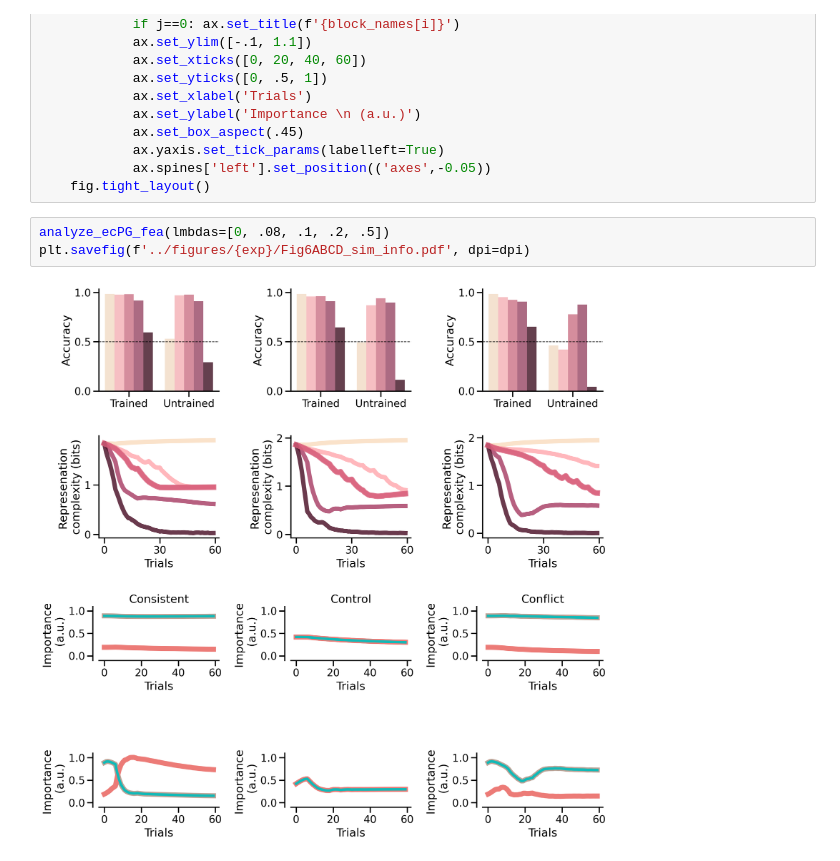
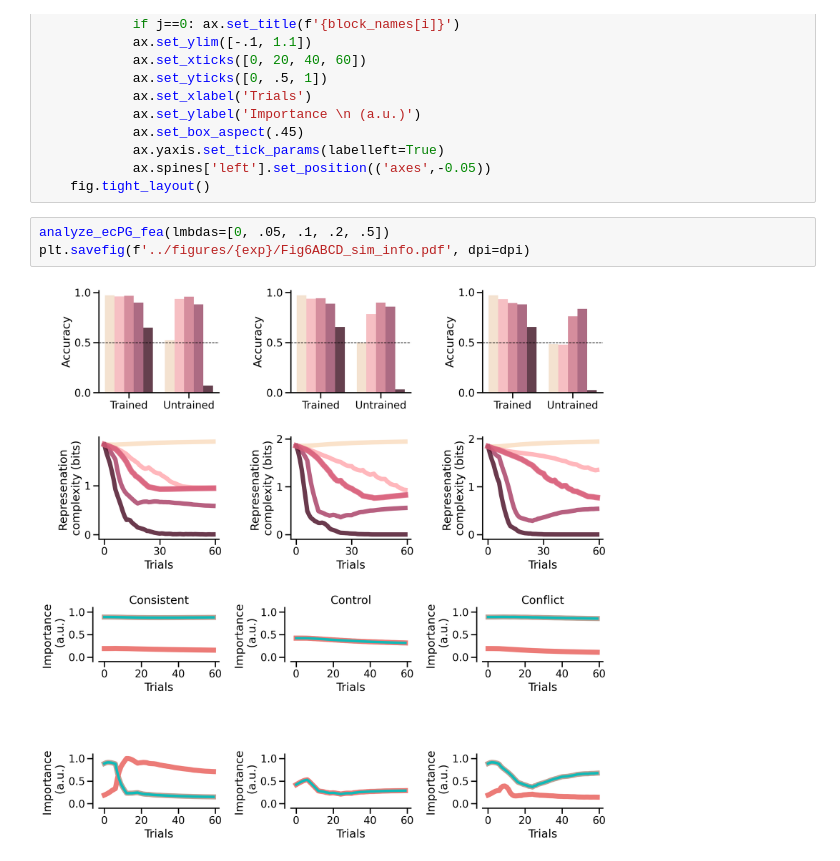
Before and after one commit to fangzefunny/ecpg, a Jupyter notebook: visualization/Fig4.ipynb, the cells around one changed output. Saved outputs shown, nothing was run; the diff lists cells and outputs as text.

Commit message:
update visualization

```diff
--- a/visualization/Fig4.ipynb
+++ b/visualization/Fig4.ipynb
@@ -152,10 +152,10 @@ def analyze_ecPG_fea(lmbdas = [0, .05, .1, .2, .5]):
             ax.spines['left'].set_position(('axes',-0.05))
     fig.tight_layout()
 # %%
-analyze_ecPG_fea(lmbdas=[0, .08, .1, .2, .5])
+analyze_ecPG_fea(lmbdas=[0, .05, .1, .2, .5])
 plt.savefig(f'../figures/{exp}/Fig6ABCD_sim_info.pdf', dpi=dpi)
 # %% [output]
-[figure, old version]
+[figure, new version]
 # %%
 def sim_Probe(exp, agent_name, block_types):
 
```
Also changed, not shown: parts of 2 cells of this notebook, 1 other file.
